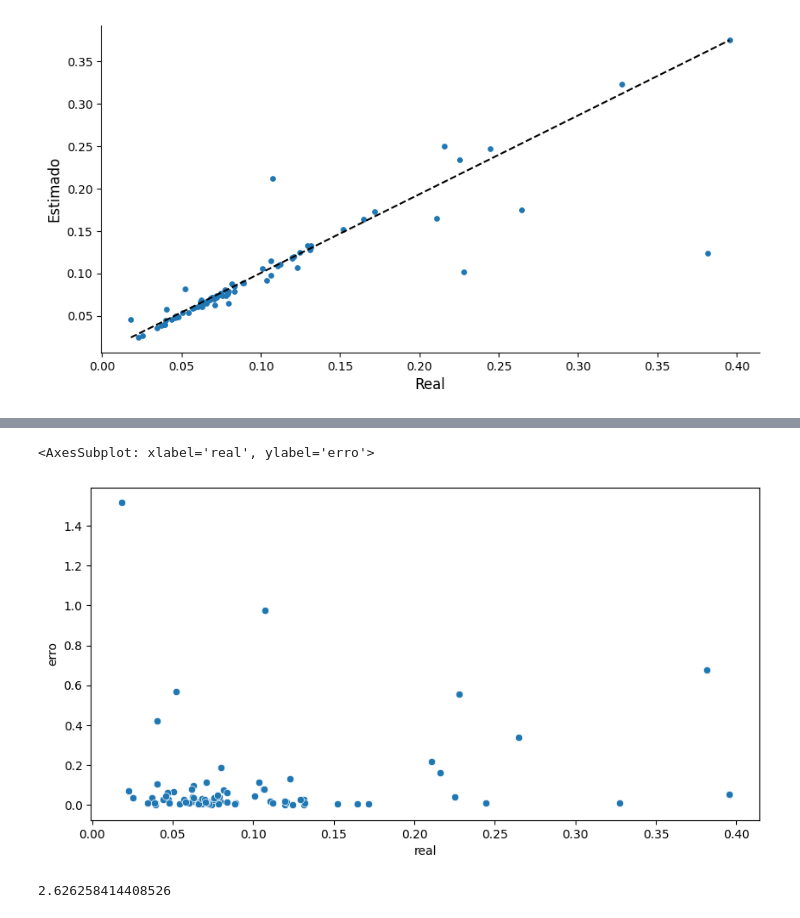
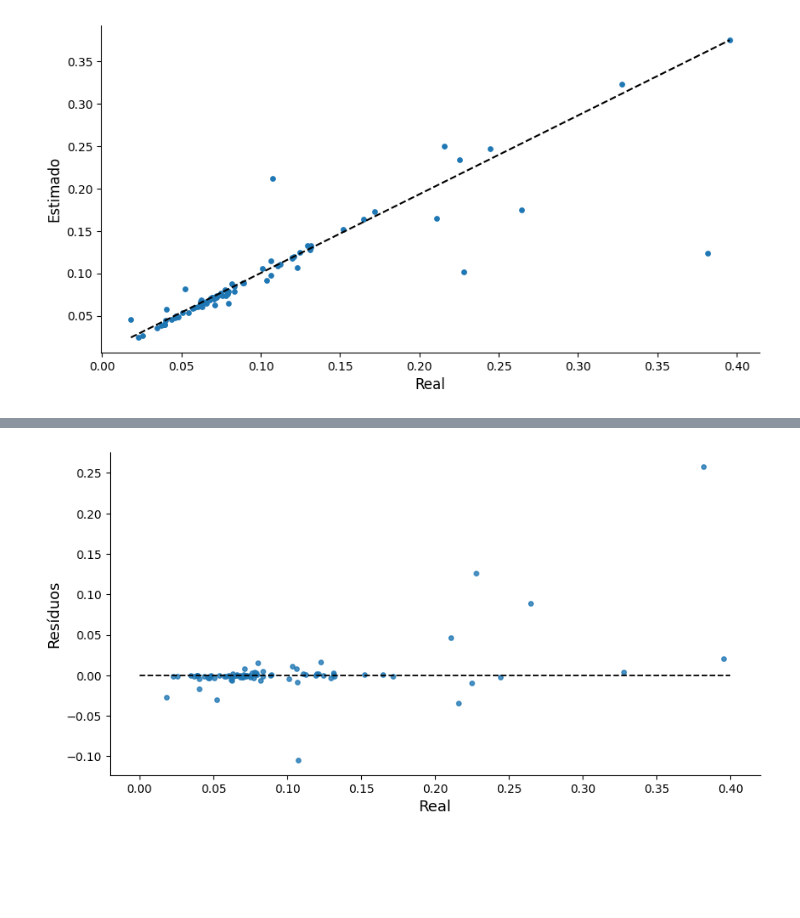
Before and after one commit to Alexandre-Esposte/Machine-learning-aplicado-f-sica, a Jupyter notebook: projeto_final/modelagem.ipynb, the cells around one changed output, grey strips where cells are left out. Saved outputs shown, nothing was run; the diff lists cells and outputs as text; code cells hidden in the pictures; blank space fills up the shorter version.

```diff
--- a/projeto_final/modelagem.ipynb
+++ b/projeto_final/modelagem.ipynb
@@ -4,10 +4,10 @@ import numpy as np
 import matplotlib.pyplot as plt
 import seaborn as sns
 import sys
-import matplotlib as mlp
+import matplotlib as mpl
 
 from sklearn.pipeline import Pipeline
-from sklearn.model_selection import train_test_split, KFold
+from sklearn.model_selection import train_test_split, KFold, RandomizedSearchCV
 
 from sklearn.metrics import mean_absolute_error, mean_squared_error, mean_absolute_percentage_error
 
@@ -33,7 +33,9 @@ from funcs import separa_pontos_manual
 
 pd.set_option('display.max_columns', None)
 
-mlp.rcParams['figure.figsize'] = [10,5]
+mpl.rcParams['figure.figsize'] = [10,5]
+mpl.rcParams['axes.spines.top'] = False
+mpl.rcParams['axes.spines.right'] = False
 # %% [markdown]
 # **Carregando o dataset**
 # %%
@@ -230,9 +232,13 @@ sns.scatterplot(data=resultados,x='real',y='residuos')
-# %%
-sns.scatterplot(data=resultados,x='real',y='erro')
-# %% [output]
-<AxesSubplot: xlabel='real', ylabel='erro'>
-[figure, removed]
-# %%
-resultados['erro'].quantile(0.5)*100
-# %% [output]
-2.626258414408526
+# %%
+fig, ax = plt.subplots()
+
+ax.scatter(x=resultados['real'],y=resultados['residuos'],s=15,alpha=0.8)
+ax.hlines(xmin= 0 ,xmax=0.4,y=0,linestyles='--',linewidths = 1.3,colors='black')
+
+
+ax.set_xlabel('Real',size=13)
+ax.set_ylabel('Resíduos',size=13)
+
+fig.savefig('imgs/residuovsreal.png',dpi=500)
+# %% [output]
+[figure, added]
```
Also changed, not shown: parts of 12 cells of this notebook, 12 other files.
